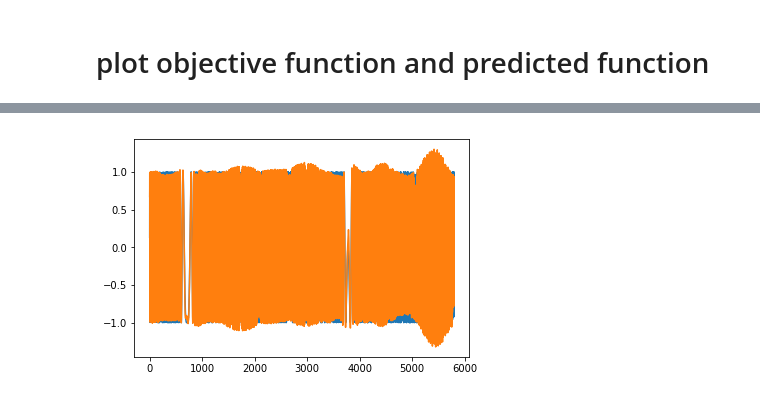
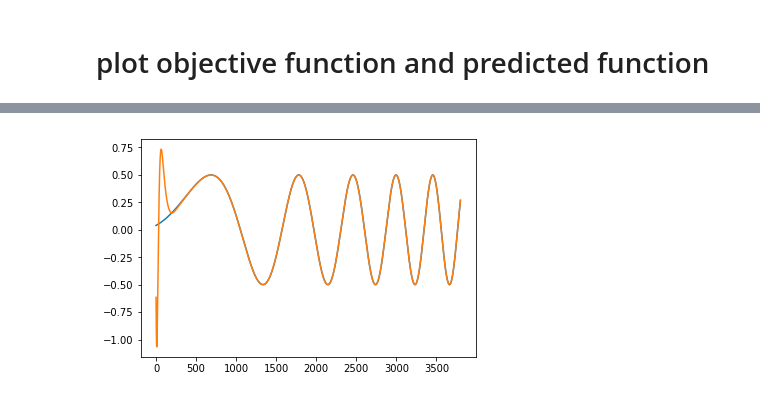
Before and after one commit to TimeSeriesAnalysis/TimeSeriesRNN, a Jupyter notebook: ESN/Simple Tunable Sine Wave Echo.ipynb, the cells around one changed output, grey strips where cells are left out. Drawn from its saved outputs; the diff is of its cells as text; code cells hidden in the pictures.

```diff
--- a/ESN/Simple Tunable Sine Wave Echo.ipynb
+++ b/ESN/Simple Tunable Sine Wave Echo.ipynb
@@ -30,8 +31,8 @@ leaking_rate = 0.3
 data_size = 10000
 training_size = 4000
 rest_size = 200
-u = 0.2*np.sin(np.asarray(range(data_size))*0.001)
-y = (np.sin(np.asarray(range(data_size)) * u)).reshape(data_size,1)
+u = 0.2*np.sin(np.asarray(range(data_size))*0.00001)
+y = (0.5*np.sin(np.asarray(range(data_size)) * u)).reshape(data_size,1)
 u = u.reshape(data_size,1)
 _ = plt.plot(range(len(y)),y)
 _ = plt.plot(range(len(u)),u)
@@ -44,10 +45,10 @@ _ = plt.plot(range(len(u)),u)
 # %%
 X_full = np.ones((training_size,N))
 for i in range(rest_size):
-    X = update_network(leaking_rate,X,y[i],u[i],W,Wbf,Win,np.tanh)
+    X = update_network(leaking_rate,time_constant,X,y[i],u[i],W,Wbf,Win,np.tanh)
 
 for i in range(training_size):
     X_full[i,:] = X
-    X = update_network(leaking_rate,X,y[i+rest_size-1],u[i+rest_size],W,Wbf,Win,np.tanh)
+    X = update_network(leaking_rate,time_constant,X,y[i+rest_size-1],u[i+rest_size],W,Wbf,Win,np.tanh)
 _=plt.plot(pd.DataFrame(X_full))
 # %% [output]
@@ -63,2 +64,11 @@ _=plt.plot(pd.DataFrame(Wout))
 # %% [markdown]
 # plot objective function and predicted function
+# %%
+ans = []
+test_size = data_size-training_size-rest_size
+for i in range(test_size):
+    X = update_network(leaking_rate,time_constant,X,y[i+training_size+rest_size-1],u[i+training_size+rest_size-1],W,Wbf,Win,np.tanh)
+    ans.append(compute_output(X,Wout))
+
+_ = plt.plot(range(test_size),y[training_size+rest_size:])
+_ = plt.plot(range(test_size),ans)
@@ -64,0 +77,12 @@ _=plt.plot(pd.DataFrame(Wout))
+# %%
+ans = []
+test_size = 1000
+for i in range(test_size):
+    if i < 200:
+        X = update_network(leaking_rate,time_constant,X,y[i+training_size+rest_size-1],u[i+training_size+rest_size],W,Wbf,Win,np.tanh)
+    else:
+        X = update_network(leaking_rate,time_constant,X,ans[i-1],u[i+training_size+rest_size],W,Wbf,Win,np.tanh)
+    ans.append(compute_output(X,Wout))
+
+_ = plt.plot(range(test_size),y[training_size+rest_size:training_size+rest_size+test_size])
+_ = plt.plot(range(test_size),ans)
@@ -65,10 +91,10 @@ _=plt.plot(pd.DataFrame(Wout))
 # %%
 ans = []
-for i in range(data_size-training_size-rest_size):
-    X = update_network(leaking_rate,X,y[i+training_size+rest_size-1],u[i+training_size+rest_size-1],W,Wbf,Win,np.tanh)
+for i in range(training_size-rest_size):
+    X = update_network(leaking_rate,time_constant,X,y[i+rest_size-1],u[i+rest_size-1],W,Wbf,Win,np.tanh)
     ans.append(compute_output(X,Wout))
 
-_ = plt.plot(range(data_size-training_size-rest_size),y[training_size+rest_size:])
-_ = plt.plot(range(data_size-training_size-rest_size),ans)
+_ = plt.plot(range(training_size-rest_size),y[rest_size:training_size])
+_ = plt.plot(range(training_size-rest_size),ans)
 # %% [output]
-[figure, old version]
+[figure, new version]
```
Also changed, not shown: parts of 8 cells of this notebook, 2 other files.
